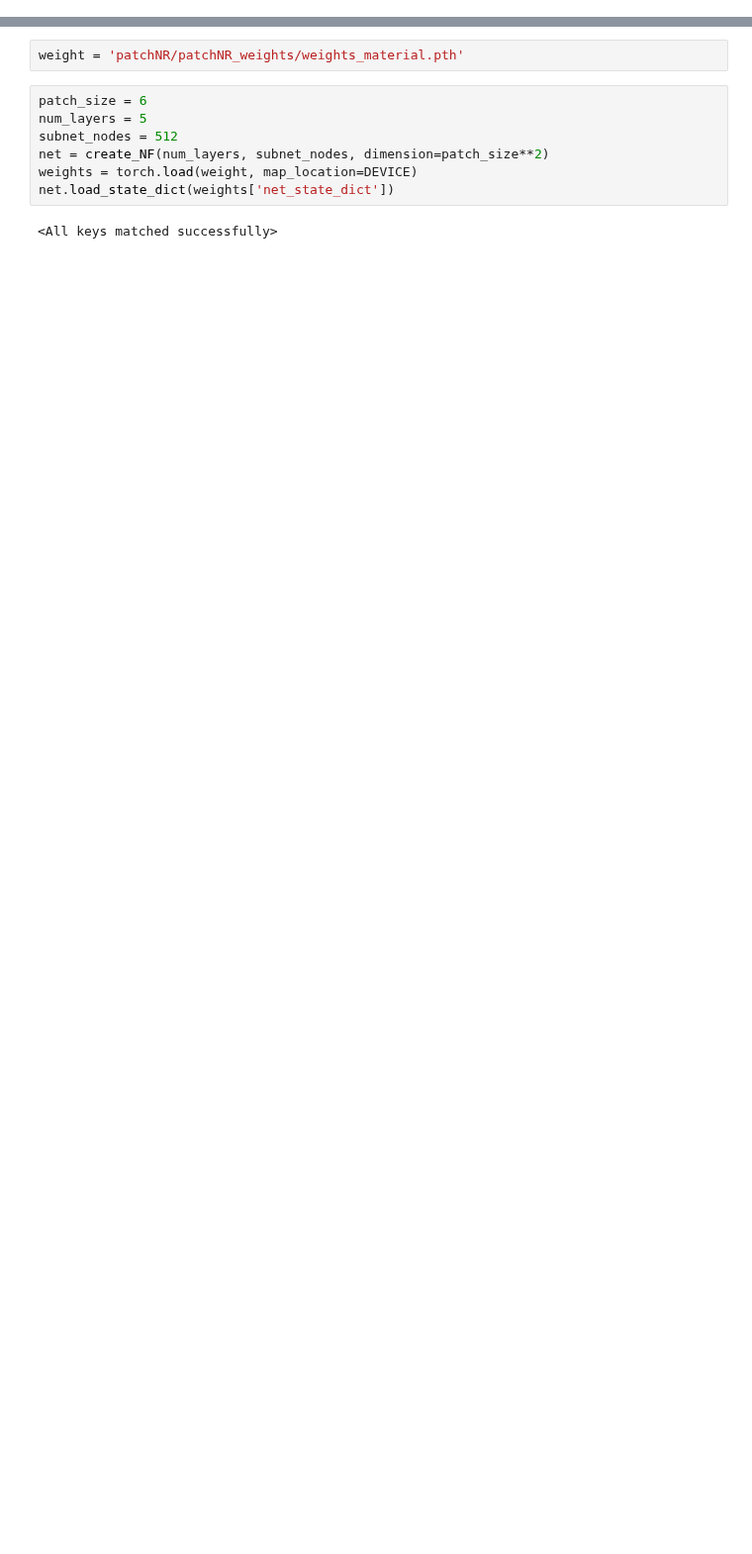
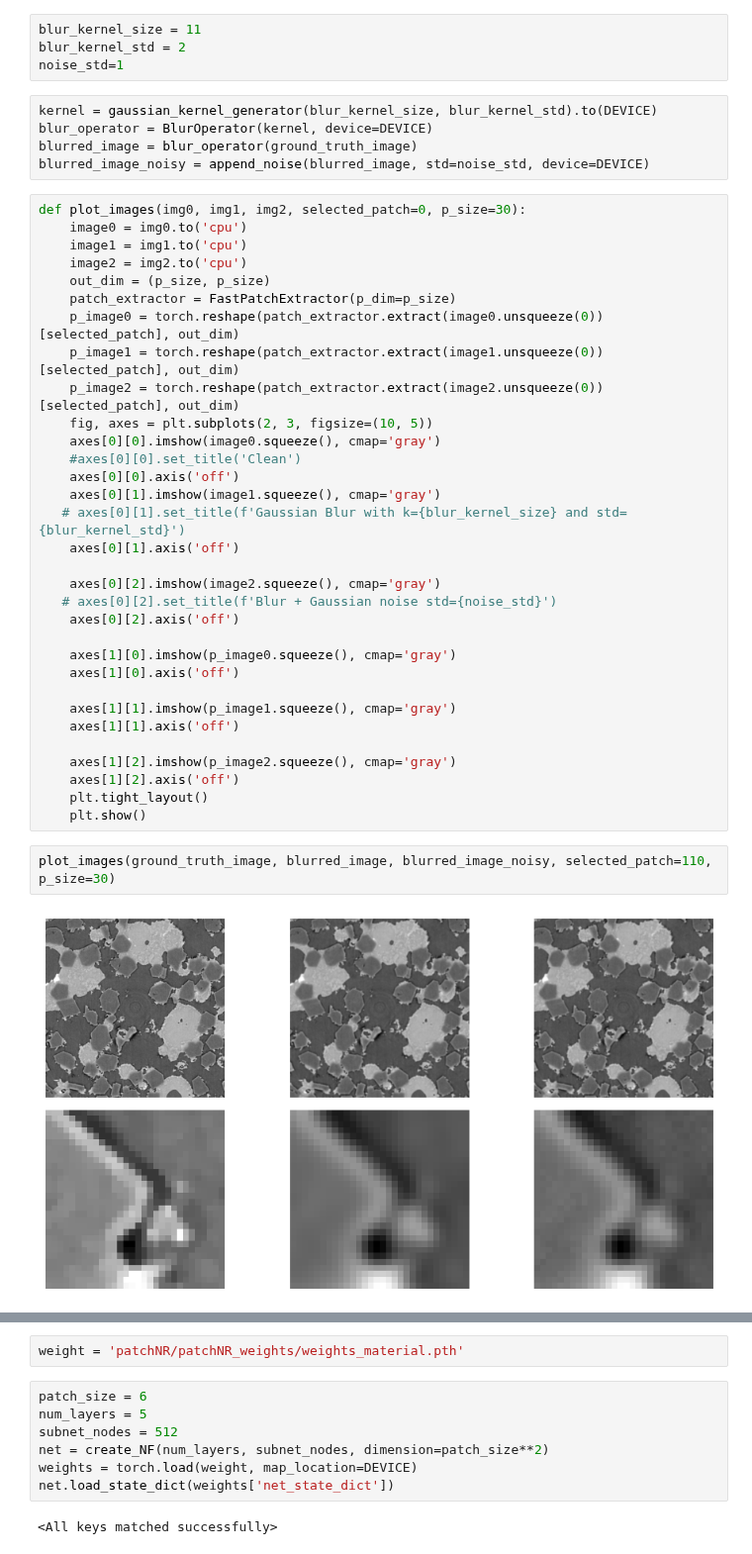
Before and after one commit to PaulBuechler-git/nf-for-inv-problems, a Jupyter notebook: patch_nr_reconstruction.ipynb, the cells around one changed output, grey strips where cells are left out. Shown at 99% size. Cells and saved outputs as stored; diff of their text form; blank space fills up the shorter version.

Commit message:
changes in blur and noise

```diff
--- a/patch_nr_reconstruction.ipynb
+++ b/patch_nr_reconstruction.ipynb
@@ -51,0 +24,45 @@ Ground Truth and Degraded SSIM: 0.17292324932234782
+# %%
+blur_kernel_size = 11
+blur_kernel_std = 2
+noise_std=1
+# %%
+kernel = gaussian_kernel_generator(blur_kernel_size, blur_kernel_std).to(DEVICE)
+blur_operator = BlurOperator(kernel, device=DEVICE)
+blurred_image = blur_operator(ground_truth_image)
+blurred_image_noisy = append_noise(blurred_image, std=noise_std, device=DEVICE)
+# %%
+def plot_images(img0, img1, img2, selected_patch=0, p_size=30):
+    image0 = img0.to('cpu')
+    image1 = img1.to('cpu')
+    image2 = img2.to('cpu')
+    out_dim = (p_size, p_size)
+    patch_extractor = FastPatchExtractor(p_dim=p_size)
+    p_image0 = torch.reshape(patch_extractor.extract(image0.unsqueeze(0))[selected_patch], out_dim)
+    p_image1 = torch.reshape(patch_extractor.extract(image1.unsqueeze(0))[selected_patch], out_dim)
+    p_image2 = torch.reshape(patch_extractor.extract(image2.unsqueeze(0))[selected_patch], out_dim)
+    fig, axes = plt.subplots(2, 3, figsize=(10, 5))
+    axes[0][0].imshow(image0.squeeze(), cmap='gray')
+    #axes[0][0].set_title('Clean')
+    axes[0][0].axis('off')
+    axes[0][1].imshow(image1.squeeze(), cmap='gray')
+   # axes[0][1].set_title(f'Gaussian Blur with k={blur_kernel_size} and std={blur_kernel_std}')
+    axes[0][1].axis('off')
+
+    axes[0][2].imshow(image2.squeeze(), cmap='gray')
+   # axes[0][2].set_title(f'Blur + Gaussian noise std={noise_std}')
+    axes[0][2].axis('off')
+
+    axes[1][0].imshow(p_image0.squeeze(), cmap='gray')
+    axes[1][0].axis('off')
+
+    axes[1][1].imshow(p_image1.squeeze(), cmap='gray')
+    axes[1][1].axis('off')
+
+    axes[1][2].imshow(p_image2.squeeze(), cmap='gray')
+    axes[1][2].axis('off')
+    plt.tight_layout()
+    plt.show()
+# %%
+plot_images(ground_truth_image, blurred_image, blurred_image_noisy, selected_patch=110, p_size=30)
+# %% [output]
+[figure, added]
```
Also changed, not shown: parts of 10 cells of this notebook, 3 other files.
